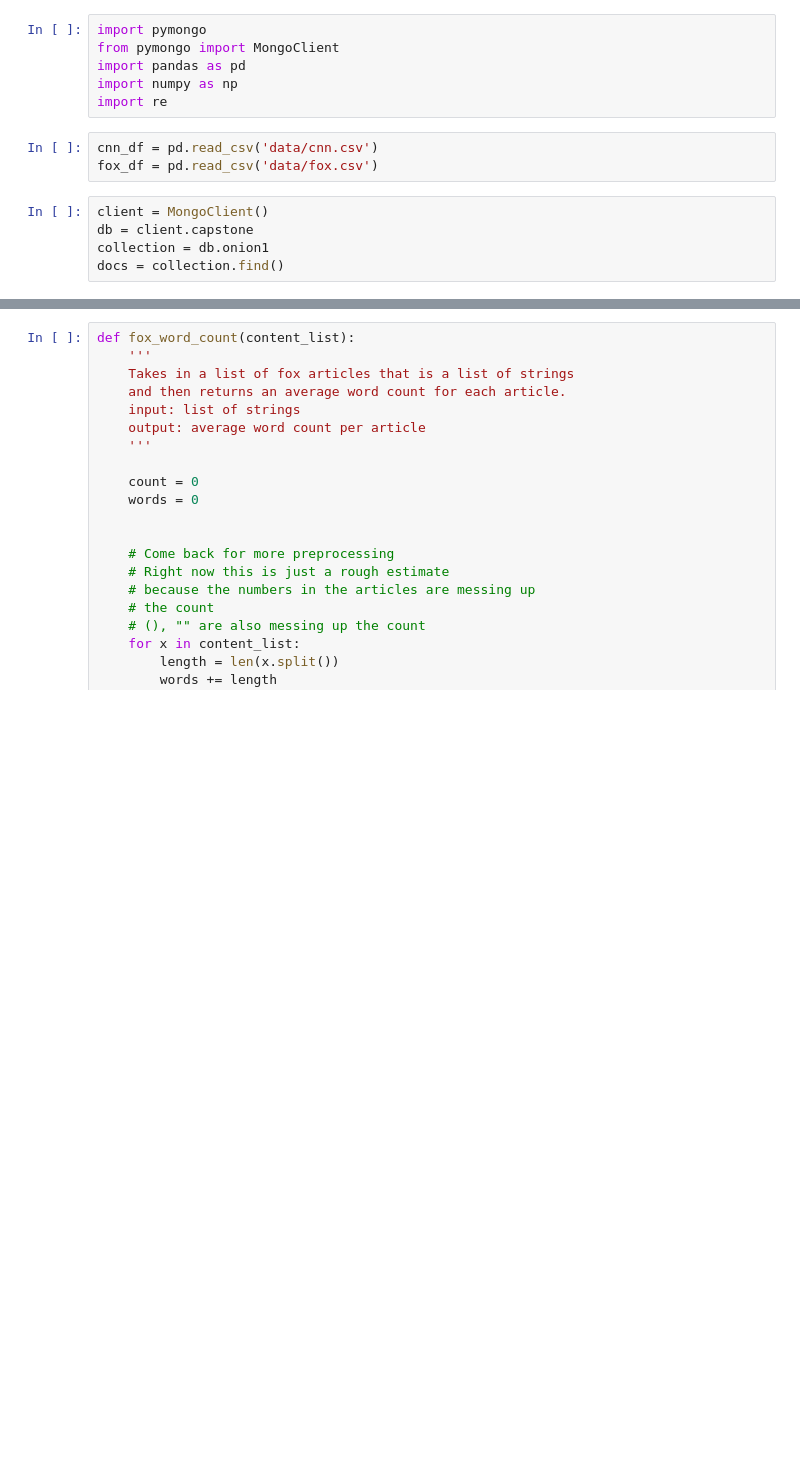
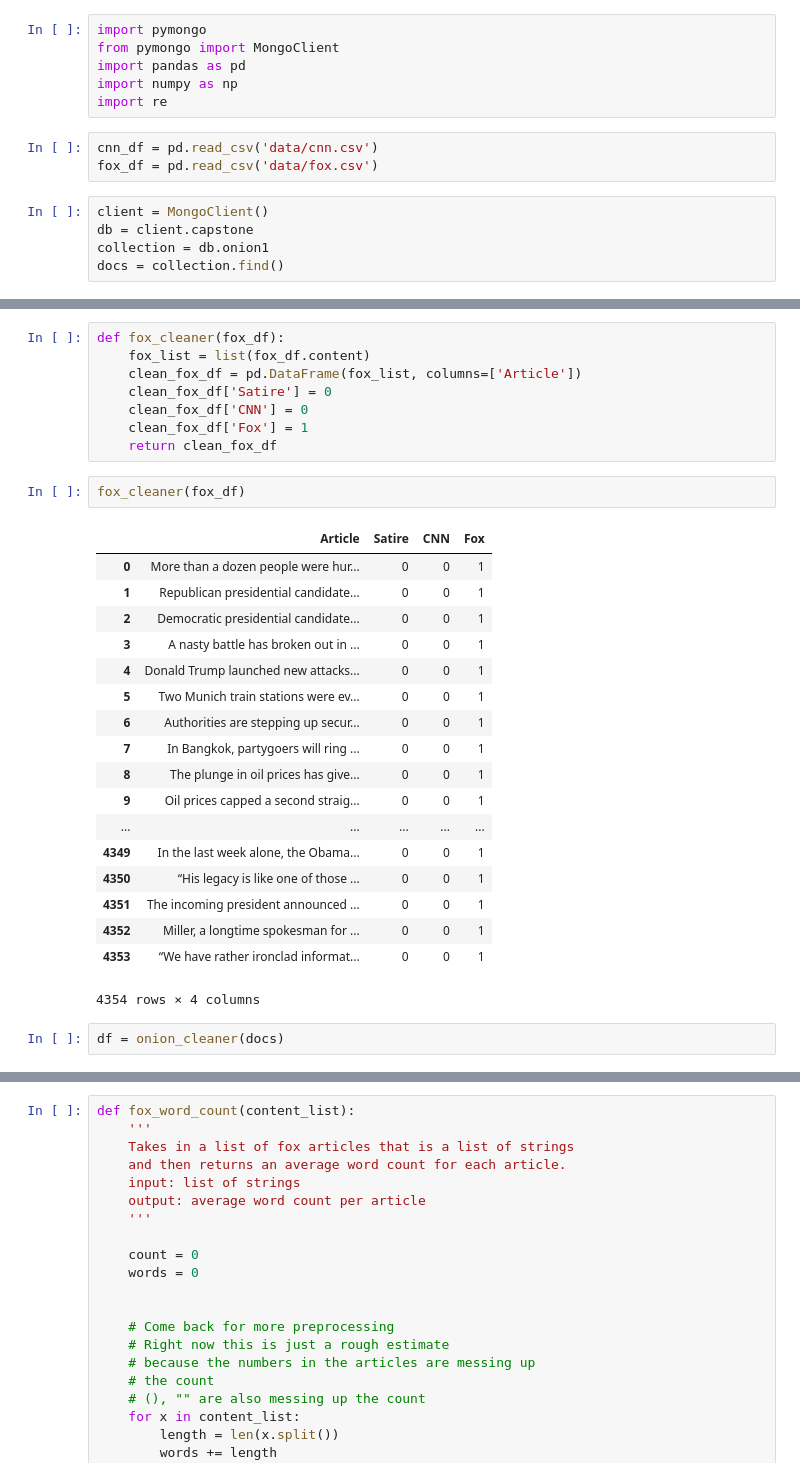
Before and after one commit to johncpolitte/News_or_Satire, a Jupyter notebook: build_full_df.ipynb, the cells around one changed output, grey strips where cells are left out. Saved outputs shown, nothing was run; the diff lists cells and outputs as text; blank space fills up the shorter version.

```diff
--- a/build_full_df.ipynb
+++ b/build_full_df.ipynb
@@ -60,0 +73,31 @@ def onion_cleaner(mongo_cursor):
+# %%
+def fox_cleaner(fox_df):
+    fox_list = list(fox_df.content)
+    clean_fox_df = pd.DataFrame(fox_list, columns=['Article'])
+    clean_fox_df['Satire'] = 0
+    clean_fox_df['CNN'] = 0
+    clean_fox_df['Fox'] = 1
+    return clean_fox_df
+# %%
+fox_cleaner(fox_df)
+# %% [output]
+|  | Article | Satire | CNN | Fox |
+| 0 | More than a dozen people were hur... | 0 | 0 | 1 |
+| 1 | Republican presidential candidate... | 0 | 0 | 1 |
+| 2 | Democratic presidential candidate... | 0 | 0 | 1 |
+| 3 | A nasty battle has broken out in ... | 0 | 0 | 1 |
+| 4 | Donald Trump launched new attacks... | 0 | 0 | 1 |
+| 5 | Two Munich train stations were ev... | 0 | 0 | 1 |
+| 6 | Authorities are stepping up secur... | 0 | 0 | 1 |
+| 7 | In Bangkok, partygoers will ring ... | 0 | 0 | 1 |
+| 8 | The plunge in oil prices has give... | 0 | 0 | 1 |
+| 9 | Oil prices capped a second straig... | 0 | 0 | 1 |
+| ... | ... | ... | ... | ... |
+| 4349 | In the last week alone, the Obama... | 0 | 0 | 1 |
+| 4350 | “His legacy is like one of those ... | 0 | 0 | 1 |
+| 4351 | The incoming president announced ... | 0 | 0 | 1 |
+| 4352 | Miller, a longtime spokesman for ... | 0 | 0 | 1 |
+| 4353 | “We have rather ironclad informat... | 0 | 0 | 1 |
+4354 rows × 4 columns
+# %%
+df = onion_cleaner(docs)
```
Also changed, not shown: parts of 12 cells of this notebook, 1 other file.
